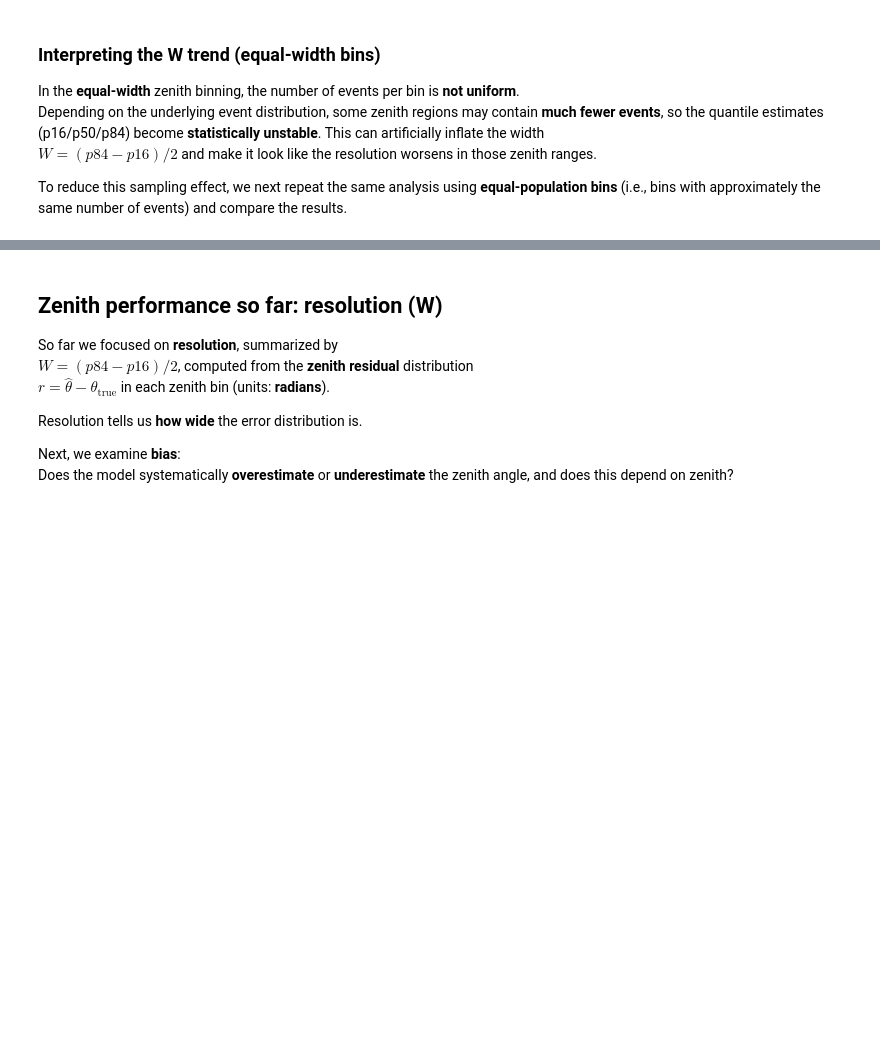
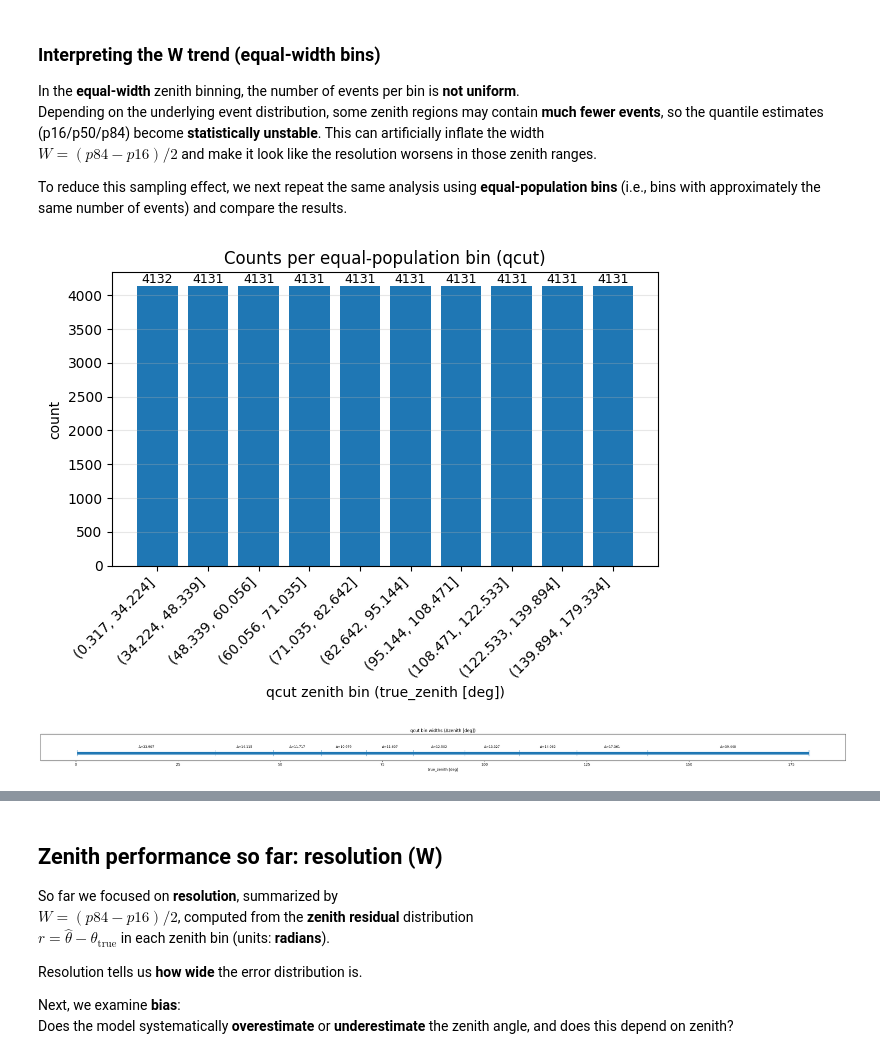
Before and after one commit to kubrabas/Graphnet-Applications, a Jupyter notebook: Training/Combined_EventPulseSeries_nonoise/initiative8/result_analysis_reordered.ipynb, the cells around one changed output, grey strips where cells are left out. Cells and saved outputs as stored; diff of their text form; code cells hidden in the pictures; blank space fills up the shorter version.

```diff
--- a/Training/Combined_EventPulseSeries_nonoise/initiative8/result_analysis_reordered.ipynb
+++ b/Training/Combined_EventPulseSeries_nonoise/initiative8/result_analysis_reordered.ipynb
@@ -772,34 +871,36 @@ To reduce this sampling effect, we next repeat the same analysis using **equal-p
 n_qbins_zenith = 10
 
 df_zenith_test_predictions["Zbin_q"] = pd.qcut(
-    df_zenith_test_predictions["true_zenith"],
+    df_zenith_test_predictions["true_zenith_degree"],
     q=n_qbins_zenith,
     duplicates="drop",
 )
 # %%
 # ---- plot counts per qcut bin ----
 
 bin_counts_q = df_zenith_test_predictions["Zbin_q"].value_counts().sort_index()
 
 plt.figure()
 plt.bar(range(len(bin_counts_q)), bin_counts_q.to_numpy())
 plt.xticks(
     range(len(bin_counts_q)),
     [str(i) for i in bin_counts_q.index],
     rotation=45,
     ha="right",
 )
-plt.xlabel("qcut zenith bin (true_zenith [rad])")
+plt.xlabel("qcut zenith bin (true_zenith [deg])")
 plt.ylabel("count")
 plt.title("Counts per equal-population bin (qcut)")
 plt.grid(True, axis="y", alpha=0.3)
 
 # annotate counts on top of bars
 for i, c in enumerate(bin_counts_q.to_numpy()):
     plt.text(i, c, str(int(c)), ha="center", va="bottom", fontsize=9)
 
 plt.tight_layout()
 plt.show()
+# %% [output]
+[figure, added]
 # %%
 # ---- Visualize qcut bin widths only (in zenith radian space) ----
 
@@ -824,11 +925,13 @@ for x in lefts:
 plt.vlines(rights[-1], -0.08, 0.08, linewidth=1)
 
 plt.yticks([])
-plt.xlabel("true_zenith [rad]")
-plt.title("qcut bin widths (Δzenith [rad])")
+plt.xlabel("true_zenith [deg]")
+plt.title("qcut bin widths (Δzenith [deg])")
 plt.ylim(-0.2, 0.5)
 plt.tight_layout()
 plt.show()
+# %% [output]
+[figure, added]
 # %%
 # ---- Zenith: p16/p50/p84 and W per qcut bin (use groupby directly; no remasking) ----
 
```
Also changed, not shown: parts of 42 cells of this notebook.
